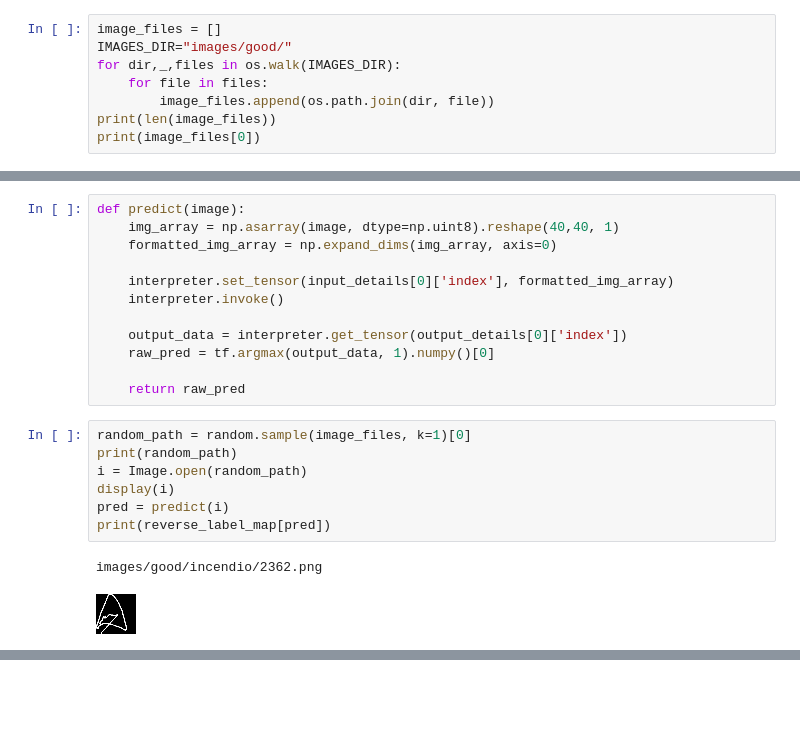
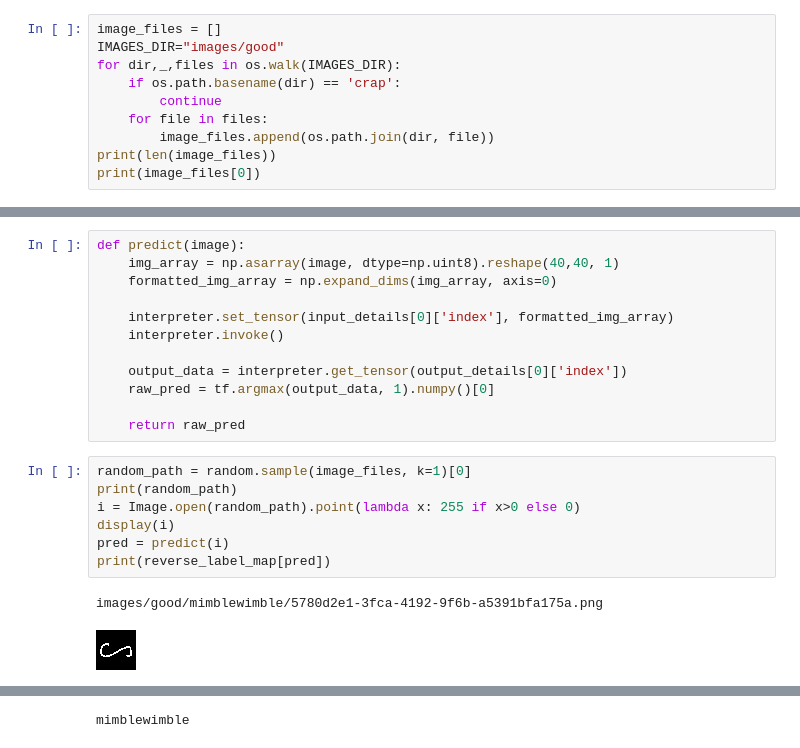
Before and after one commit to tweeklab/wand, a Jupyter notebook: tflite_inference.ipynb, the cells around one changed output, grey strips where cells are left out. Saved outputs shown, nothing was run; the diff lists cells and outputs as text; blank space fills up the shorter version.

```diff
--- a/tflite_inference.ipynb
+++ b/tflite_inference.ipynb
@@ -23,8 +32,10 @@ print(input_details)
 INFO: Created TensorFlow Lite XNNPACK delegate for CPU.
 # %%
 image_files = []
-IMAGES_DIR="images/good/"
+IMAGES_DIR="images/good"
 for dir,_,files in os.walk(IMAGES_DIR):
+    if os.path.basename(dir) == 'crap':
+        continue
     for file in files:
         image_files.append(os.path.join(dir, file))
 print(len(image_files))
@@ -51,10 +58,10 @@ def predict(image):
 # %%
 random_path = random.sample(image_files, k=1)[0]
 print(random_path)
-i = Image.open(random_path)
+i = Image.open(random_path).point(lambda x: 255 if x>0 else 0)
 display(i)
 pred = predict(i)
 print(reverse_label_map[pred])
 # %% [output]
-images/good/incendio/2362.png
+images/good/mimblewimble/5780d2e1-3fca-4192-9f6b-a5391bfa175a.png
-[figure, old version]
+[figure, new version]
@@ -61,0 +86 @@ incendio
+mimblewimble
```
Also changed, not shown: parts of 6 cells of this notebook, 5 other files.
